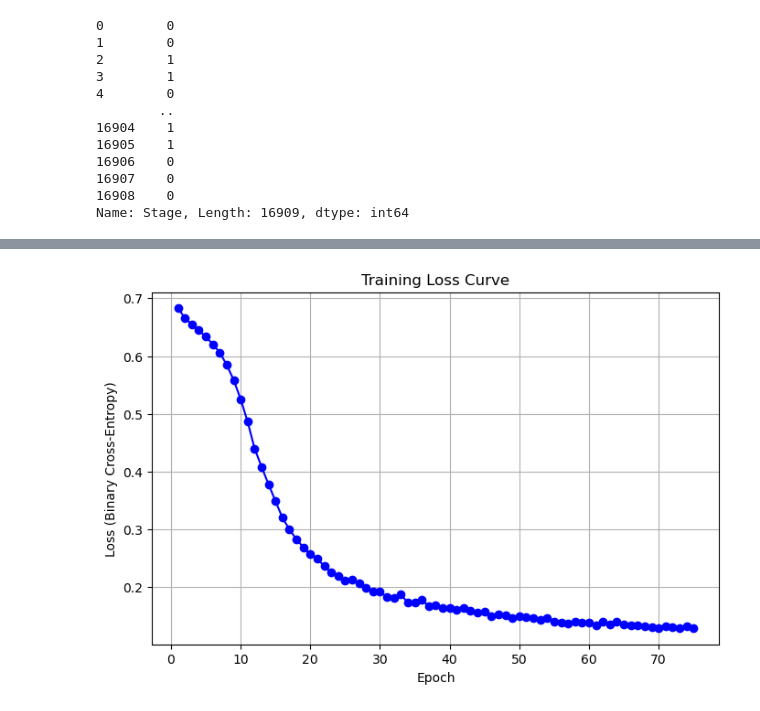
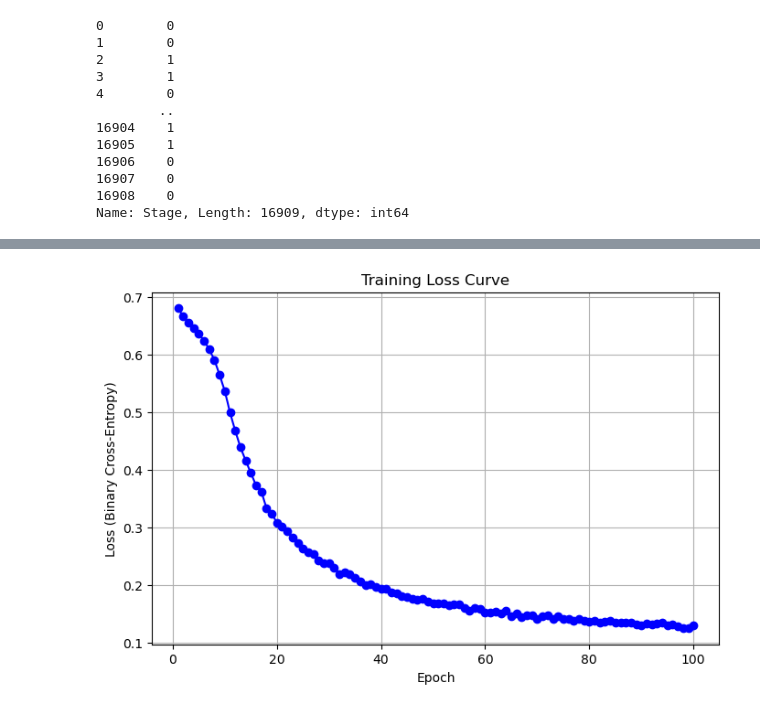
Before and after one commit to Lyce24/DLG_Final_Project, a Jupyter notebook: prediction/predict.ipynb, the cells around one changed output, grey strips where cells are left out. Drawn from its saved outputs; the diff is of its cells as text; code cells hidden in the pictures.

```diff
--- a/prediction/predict.ipynb
+++ b/prediction/predict.ipynb
@@ -62,7 +62,7 @@ train_loader = DataLoader(train_dataset, batch_size=64, shuffle=True)
 test_loader = DataLoader(test_dataset, batch_size=64, shuffle=False)
 # %%
 class CancerTransformer(nn.Module):
-    def __init__(self, num_genes=data_df.shape[1], embed_dim=128, num_heads=8, ff_dim=256, num_layers=3, dropout=0.1):
+    def __init__(self, num_genes=data_df.shape[1], embed_dim=128, num_heads=8, ff_dim=256, num_layers=4, dropout=0.2):
         super(CancerTransformer, self).__init__()
 
         # Embedding layer for binary mutation (0,1) → Continuous space
@@ -103,7 +103,7 @@ optimizer = optim.AdamW(model.parameters(), lr=1e-4, weight_decay=1e-5)
 # Training Loop
 import matplotlib.pyplot as plt
 
-num_epochs = 75
+num_epochs = 100
 
 train_losses = []  # Store loss per epoch
 
@@ -163,5 +163,5 @@ Epoch 75/75, Loss: 0.1290
 Training complete.
-[figure, old version]
+[figure, new version]
 # %%
 from sklearn.metrics import accuracy_score, roc_auc_score, roc_curve, precision_recall_curve, confusion_matrix, ConfusionMatrixDisplay
 
```
Also changed, not shown: parts of 2 cells of this notebook, 8 other files.
